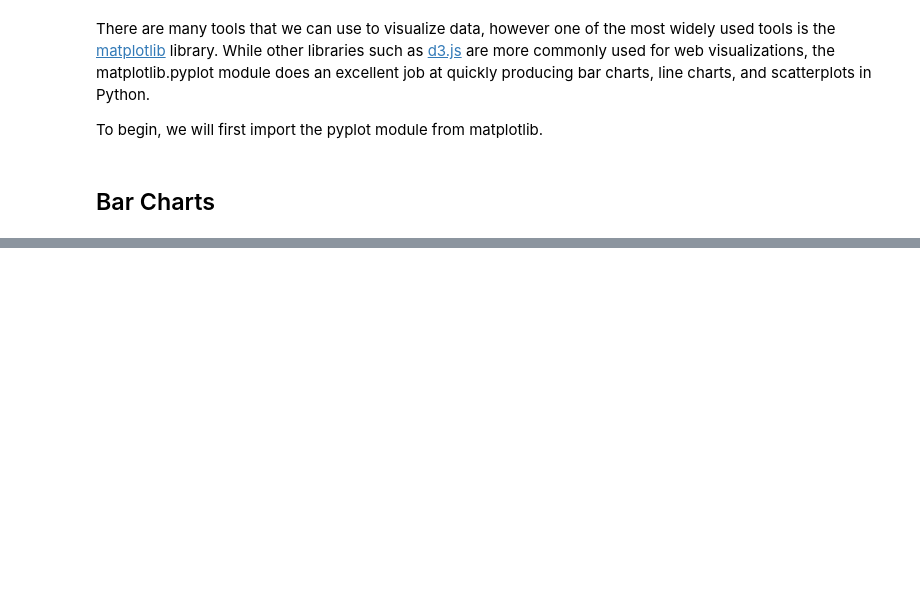
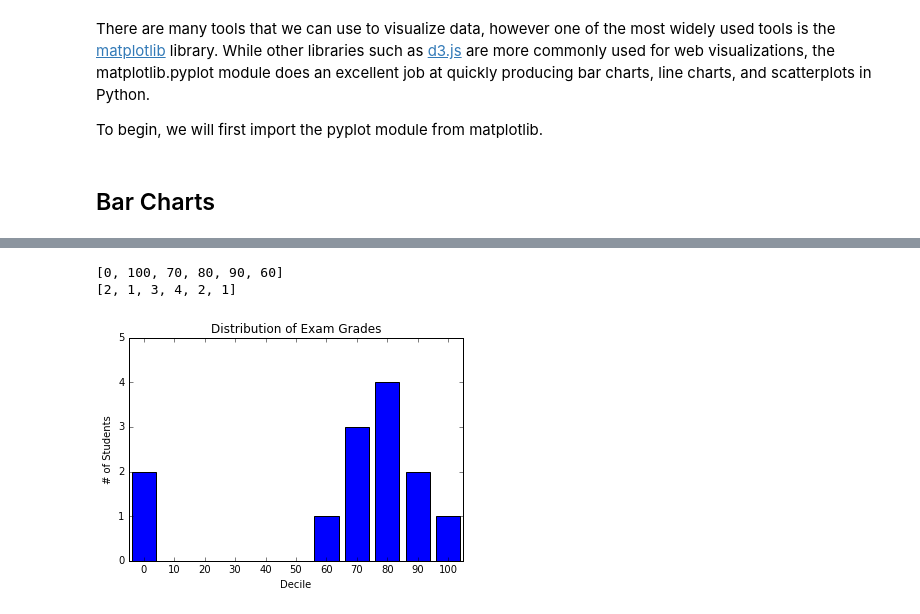
Before and after one commit to ADSA-UIUC/intro-to-pandas-and-matplotlib, a Jupyter notebook: intro-to-pandas-and-matplotlib.ipynb, the cells around one changed output, grey strips where cells are left out. Drawn from its saved outputs; the diff is of its cells as text; code cells hidden in the pictures; blank space fills up the shorter version.

```diff
--- a/intro-to-pandas-and-matplotlib.ipynb
+++ b/intro-to-pandas-and-matplotlib.ipynb
@@ -316,0 +381,35 @@ plt.show()
+# %%
+# Dictionary like structure which countains a count of the frequency of something
+from collections import Counter
+
+grades = [83,95,91,87,70,0,85,82,100,67,73,77,0]
+
+# The lambda keyword creates quick functions
+# dec is a function which takes input grade and rounds it to the lowest nearest multiple of 10
+dec = lambda grade: (grade // 10) * 10
+
+# This creates a dictionary of the frequency count of grades in each percentage range by 10's
+histogram = Counter(dec(grade) for grade in grades)
+print histogram.keys() # Retrieves all the keys
+print histogram.values() # Retrieves frequencies
+
+# We now create our graph. Note that we are scooting over the xcoords by 4 to make it look nice
+plt.bar([x - 4 for x in histogram.keys()],
+       histogram.values(),
+       8) # We are passing in a value for the optional bar width parameter
+
+# Extends the x-axis to show values from -5-105, and y to show 0-5
+plt.axis([-5, 105, 0, 5])
+
+# Labels each x-axis bar by 10's
+plt.xticks([10 * i for i in range(11)])
+
+# The rest of our labels
+plt.xlabel("Decile")
+plt.ylabel("# of Students")
+plt.title("Distribution of Exam Grades")
+plt.show()
+# %% [output]
+[0, 100, 70, 80, 90, 60]
+[2, 1, 3, 4, 2, 1]
+[figure, added]
```
Also changed, not shown: parts of 22 cells of this notebook.
